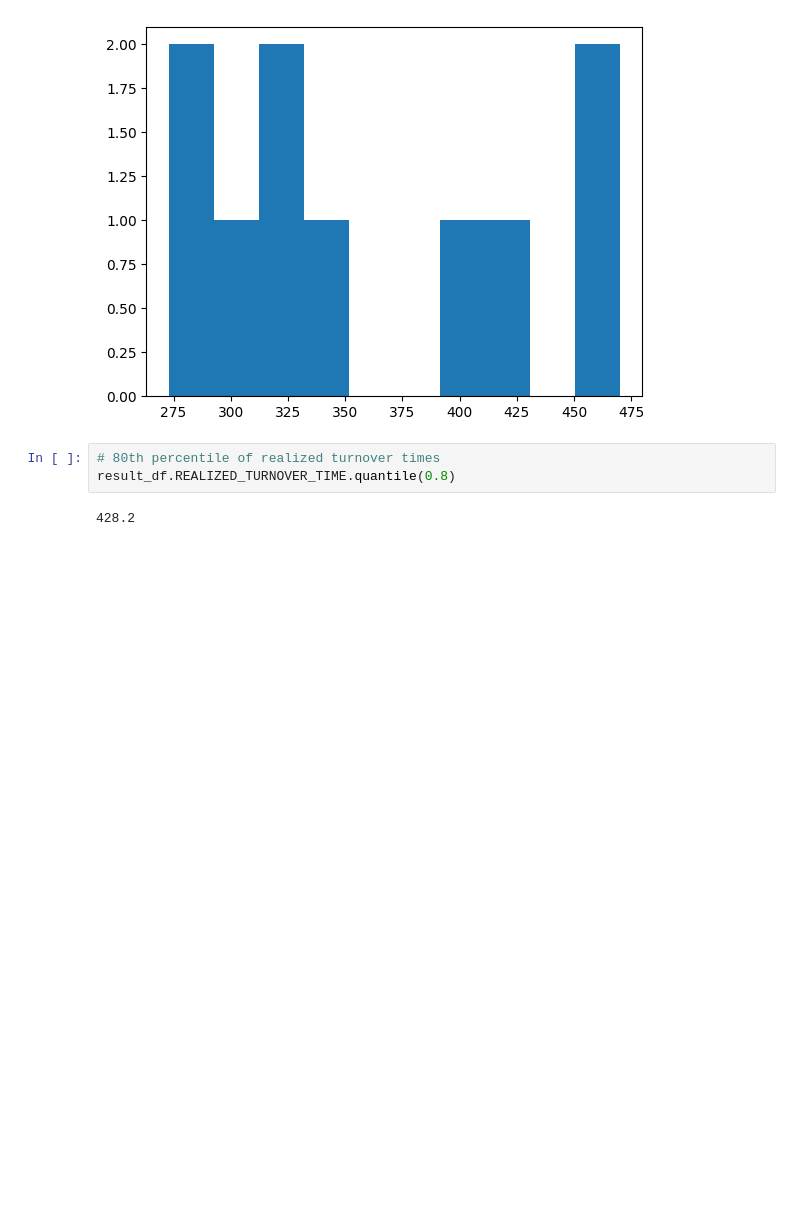
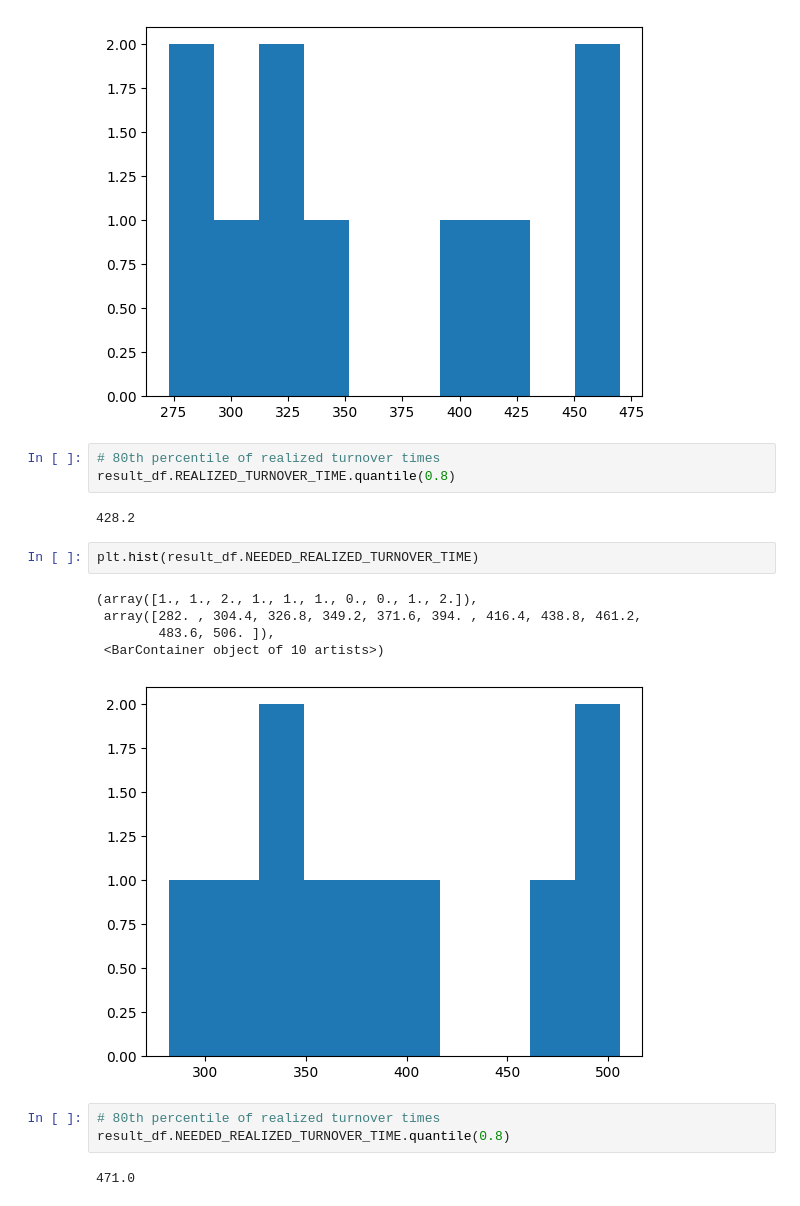
Before and after one commit to timrentenaar/NS_TURNOVER_TIMES, a Jupyter notebook: notebooks/Tim_Test.ipynb, the cells around one changed output. Drawn from its saved outputs; the diff is of its cells as text; blank space fills up the shorter version.

```diff
--- a/notebooks/Tim_Test.ipynb
+++ b/notebooks/Tim_Test.ipynb
@@ -164,3 +180,16 @@ plt.hist(result_df.REALIZED_TURNOVER_TIME)
 result_df.REALIZED_TURNOVER_TIME.quantile(0.8)
 # %% [output]
 428.2
+# %%
+plt.hist(result_df.NEEDED_REALIZED_TURNOVER_TIME)
+# %% [output]
+(array([1., 1., 2., 1., 1., 1., 0., 0., 1., 2.]),
+ array([282. , 304.4, 326.8, 349.2, 371.6, 394. , 416.4, 438.8, 461.2,
+        483.6, 506. ]),
+ <BarContainer object of 10 artists>)
+[figure, added]
+# %%
+# 80th percentile of realized turnover times
+result_df.NEEDED_REALIZED_TURNOVER_TIME.quantile(0.8)
+# %% [output]
+471.0
```
Also changed, not shown: parts of 4 cells of this notebook.
